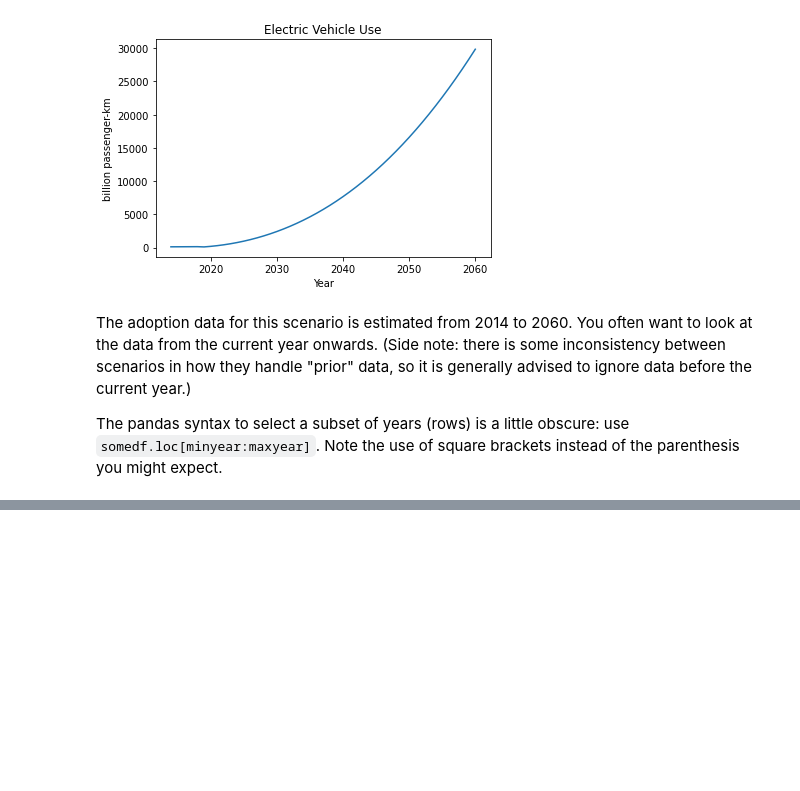
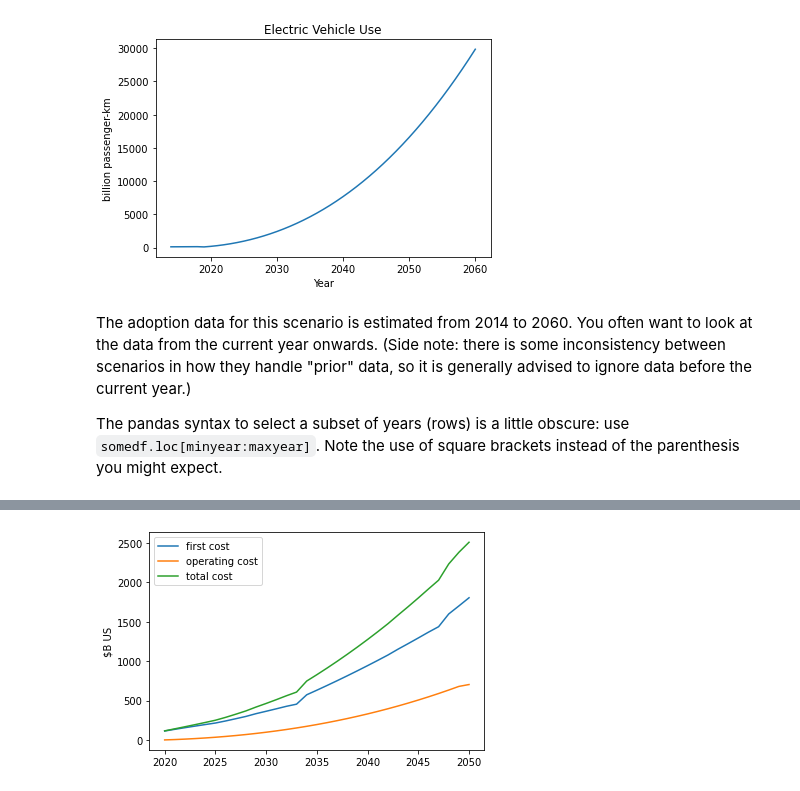
Before and after one commit to ProjectDrawdown/solutions, a Jupyter notebook: New_SH.ipynb, the cells around one changed output, grey strips where cells are left out. Drawn from its saved outputs; the diff is of its cells as text; code cells hidden in the pictures; blank space fills up the shorter version.

```diff
--- a/New_SH.ipynb
+++ b/New_SH.ipynb
@@ -188,0 +214,16 @@ ecars2_ad.plot(ylabel=ecars2.units['functional unit'], title='Electric Vehicle U
+# %%
+ecars2_first_cost = ecars2.fc.soln_pds_annual_world_first_cost().loc[2020:2050]
+ecars2_operating_cost = ecars2.oc.soln_pds_annual_operating_cost().loc[2020:2050]
+ecars2_total_cost = ecars2_first_cost + ecars2_operating_cost   # adding two arrays is easy
+
+# Here we are doing a more complex plot so we can put multiple lines on the same plot.
+# We also divide the values to produce an easier to read y-range in billions of dollars
+
+x_axis = range(2020,2051)
+plt.plot(x_axis, ecars2_first_cost / 1000000000, label='first cost')
+plt.plot(x_axis, ecars2_operating_cost / 1000000000, label='operating cost')
+plt.plot(x_axis, ecars2_total_cost / 1000000000, label='total cost')
+plt.ylabel("$B US")
+plt.legend();
+# %% [output]
+[figure, added]
```
Also changed, not shown: parts of 12 cells of this notebook.
